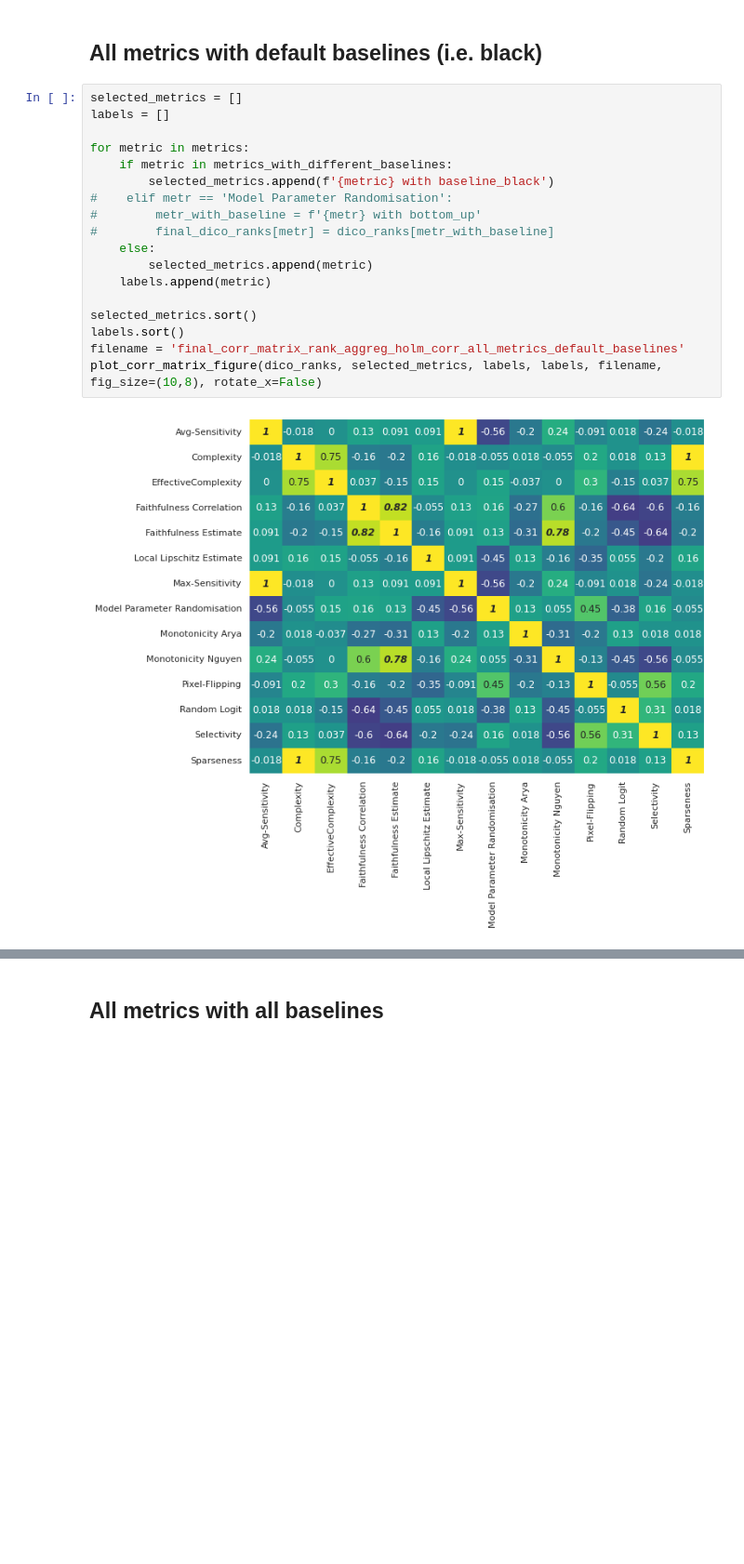
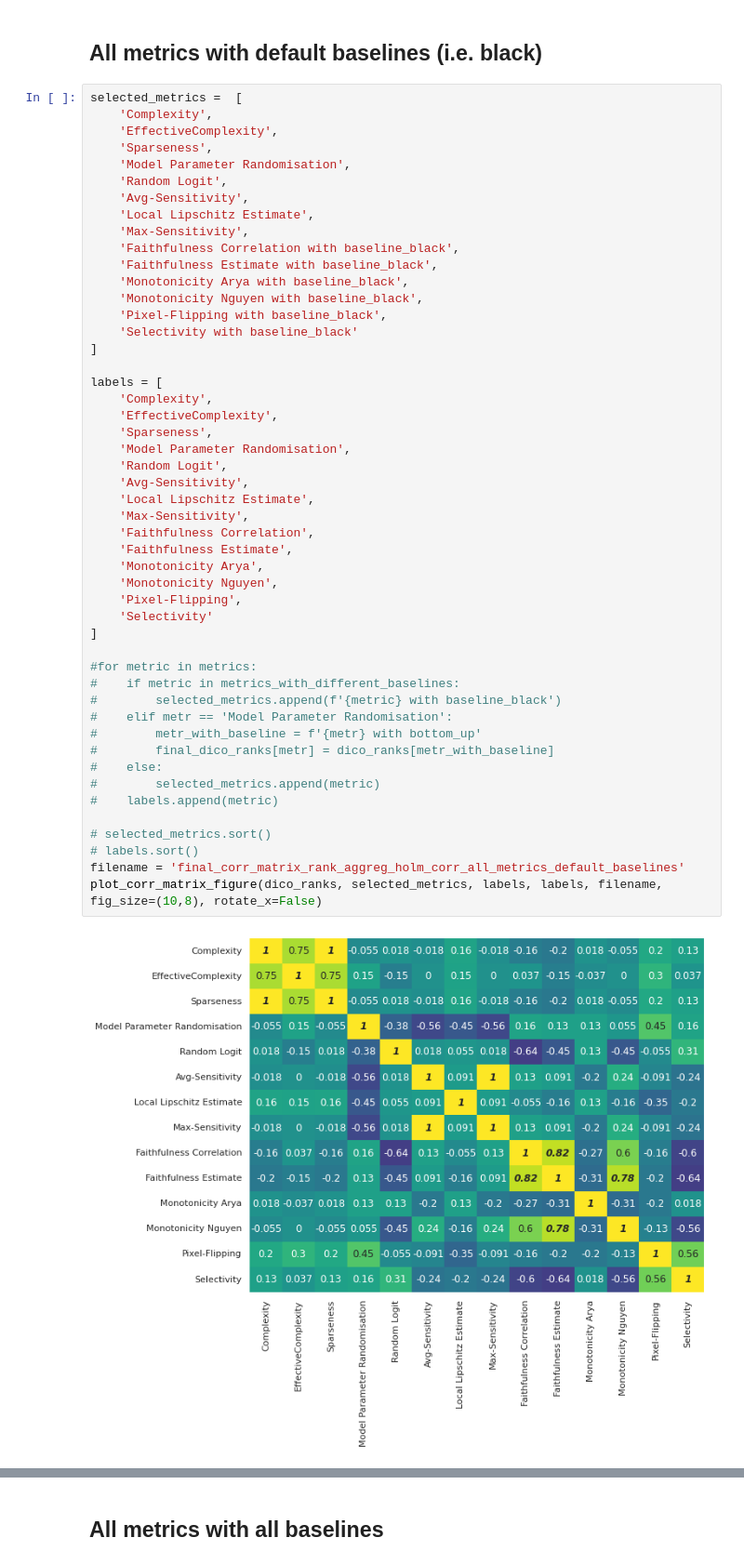
Before and after one commit to multitel-ai/Evaluation-XAI-Metrics-GD6-TRAIL, a Jupyter notebook: XAI_analysis_correlations_rank_aggreg.ipynb, the cells around one changed output, grey strips where cells are left out. Shown at 93% size. Saved outputs shown, nothing was run; the diff lists cells and outputs as text; blank space fills up the shorter version.

```diff
--- a/XAI_analysis_correlations_rank_aggreg.ipynb
+++ b/XAI_analysis_correlations_rank_aggreg.ipynb
@@ -555,25 +562,56 @@ Local Lipschitz Estimate / Max-Sensitivity : 0.0909090909090909 (0.7611503928170
 # %% [markdown]
 ## All metrics with default baselines (i.e. black)
 # %%
-selected_metrics = []
-labels = []
+selected_metrics =  [
+    'Complexity',
+    'EffectiveComplexity',
+    'Sparseness',
+    'Model Parameter Randomisation',
+    'Random Logit',
+    'Avg-Sensitivity',
+    'Local Lipschitz Estimate',
+    'Max-Sensitivity',
+    'Faithfulness Correlation with baseline_black',
+    'Faithfulness Estimate with baseline_black',
+    'Monotonicity Arya with baseline_black',
+    'Monotonicity Nguyen with baseline_black',
+    'Pixel-Flipping with baseline_black',
+    'Selectivity with baseline_black'
+]
 
-for metric in metrics:
-    if metric in metrics_with_different_baselines:
-        selected_metrics.append(f'{metric} with baseline_black')
+labels = [
+    'Complexity',
+    'EffectiveComplexity',
+    'Sparseness',
+    'Model Parameter Randomisation',
+    'Random Logit',
+    'Avg-Sensitivity',
+    'Local Lipschitz Estimate',
+    'Max-Sensitivity',
+    'Faithfulness Correlation',
+    'Faithfulness Estimate',
+    'Monotonicity Arya',
+    'Monotonicity Nguyen',
+    'Pixel-Flipping',
+    'Selectivity'
+]
+
+#for metric in metrics:
+#    if metric in metrics_with_different_baselines:
+#        selected_metrics.append(f'{metric} with baseline_black')
 #    elif metr == 'Model Parameter Randomisation':
 #        metr_with_baseline = f'{metr} with bottom_up'
 #        final_dico_ranks[metr] = dico_ranks[metr_with_baseline]
-    else:
-        selected_metrics.append(metric)
-    labels.append(metric)
+#    else:
+#        selected_metrics.append(metric)
+#    labels.append(metric)
 
-selected_metrics.sort()
-labels.sort()
+# selected_metrics.sort()
+# labels.sort()
 filename = 'final_corr_matrix_rank_aggreg_holm_corr_all_metrics_default_baselines'
 plot_corr_matrix_figure(dico_ranks, selected_metrics, labels, labels, filename, fig_size=(10,8), rotate_x=False)
 # %% [output]
-[figure, old version]
+[figure, new version]
 RESULTS
 Kendall's W: 0.0673469387755102
 Kendall's Tau:
```
Also changed, not shown: parts of 7 cells of this notebook, 15 other files.
